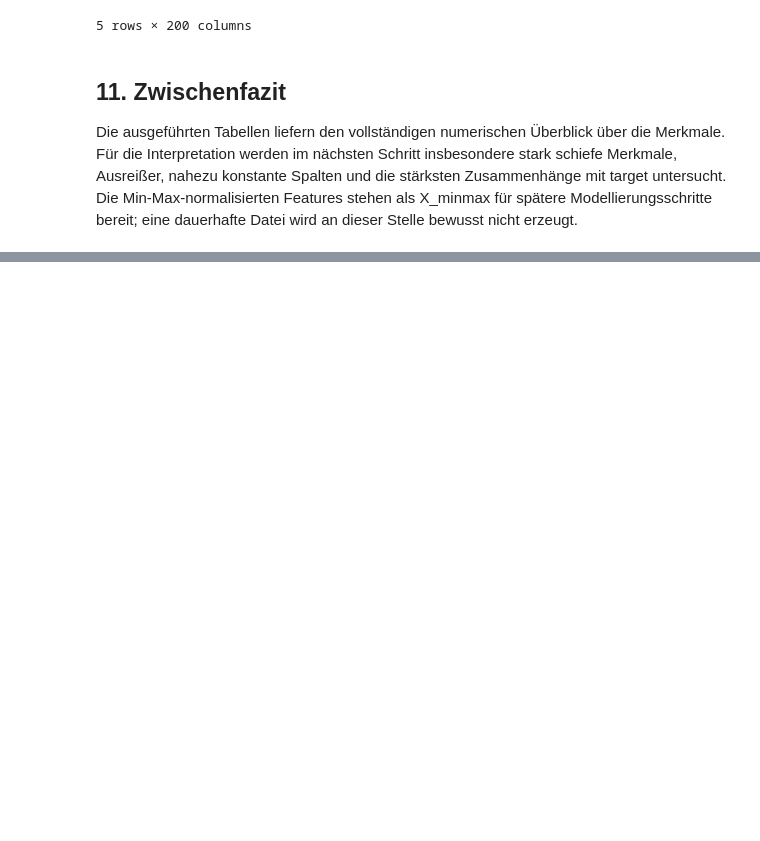
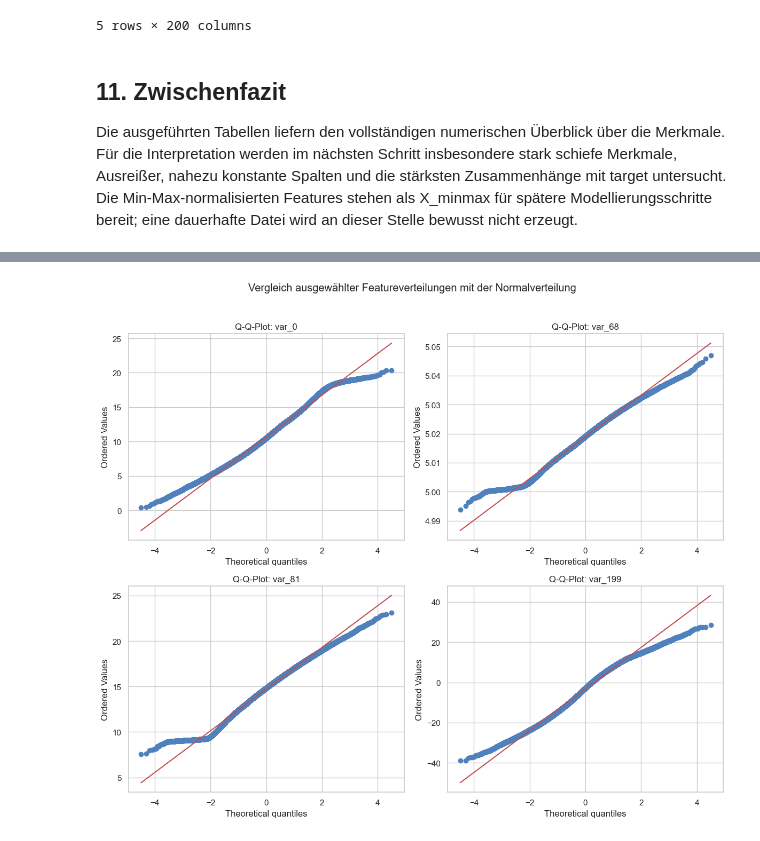
Before and after one commit to Cypshu/ADA_Project, a Jupyter notebook: Cyp/EDA/01_Datensatz_Einfuehrung.ipynb, the cells around one changed output, grey strips where cells are left out. Drawn from its saved outputs; the diff is of its cells as text; code cells hidden in the pictures; blank space fills up the shorter version.

```diff
--- a/Cyp/EDA/01_Datensatz_Einfuehrung.ipynb
+++ b/Cyp/EDA/01_Datensatz_Einfuehrung.ipynb
@@ -392,0 +463,14 @@ bereit; eine dauerhafte Datei wird an dieser Stelle bewusst nicht erzeugt.
+# %%
+representative_features = ["var_0", "var_68", "var_81", "var_199"]
+fig, axes = plt.subplots(2, 2, figsize=(12, 10))
+for ax, feature in zip(axes.flat, representative_features):
+    stats.probplot(X[feature], dist="norm", plot=ax)
+    ax.set_title(f"Q-Q-Plot: {feature}")
+    ax.get_lines()[0].set_markerfacecolor("#4f81bd")
+    ax.get_lines()[0].set_markeredgecolor("#4f81bd")
+fig.suptitle("Vergleich ausgewählter Featureverteilungen mit der Normalverteilung", y=1.02)
+fig.tight_layout()
+fig.savefig(ASSET_PATH / "qq_plots_representative_features.png", dpi=150, bbox_inches="tight")
+plt.show()
+# %% [output]
+[figure, added]
```
Also changed, not shown: parts of 12 cells of this notebook, 8 other files.
